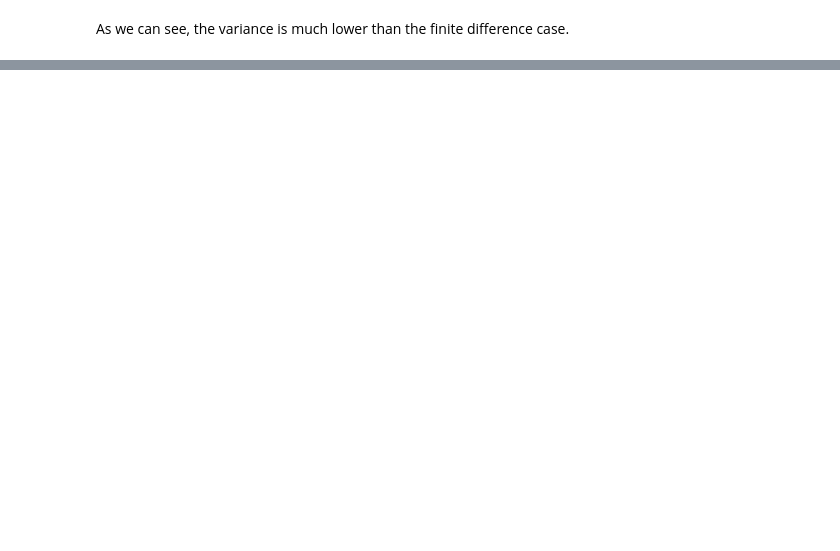
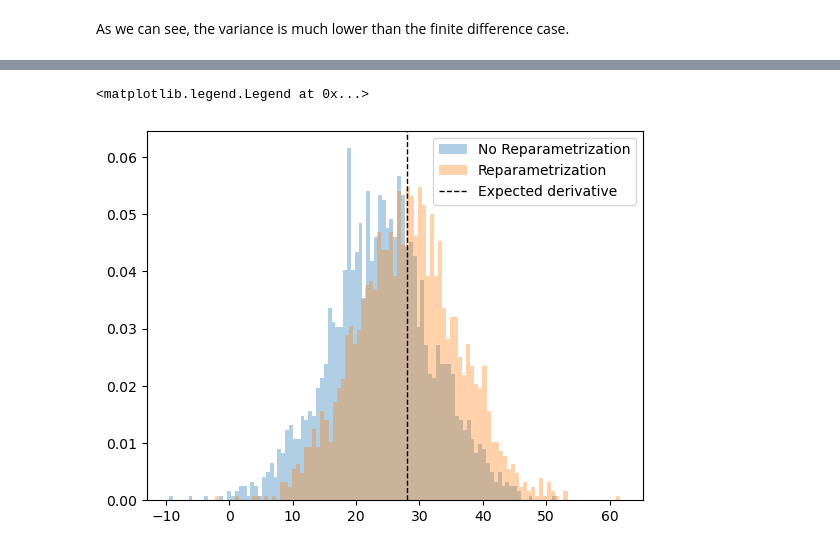
Before and after one commit to arnauqb/diff_abms_tutorial, a Jupyter notebook: notebooks/02-differentiating-randomness.ipynb, the cells around one changed output, grey strips where cells are left out. Saved outputs shown, nothing was run; the diff lists cells and outputs as text; code cells hidden in the pictures; blank space fills up the shorter version.

```diff
--- a/notebooks/02-differentiating-randomness.ipynb
+++ b/notebooks/02-differentiating-randomness.ipynb
@@ -163,0 +240,29 @@ What have we accomplished with this? We have untangled the "random" part of the
+# %%
+fig, ax = plt.subplots()
+ax.hist(
+    norep_samples,
+    bins=100,
+    alpha=0.35,
+    label="No Reparametrization",
+    density=True,
+    color="C0",
+)
+ax.hist(
+    rep_samples,
+    bins=100,
+    alpha=0.35,
+    label="Reparametrization",
+    density=True,
+    color="C1",
+)
+ax.axvline(
+    analytical_result,
+    color="black",
+    linestyle="dashed",
+    linewidth=1,
+    label="Expected derivative",
+)
+ax.legend()
+# %% [output]
+<matplotlib.legend.Legend at 0x...>
+[figure, added]
```
Also changed, not shown: parts of 15 cells of this notebook, 8 other files.
